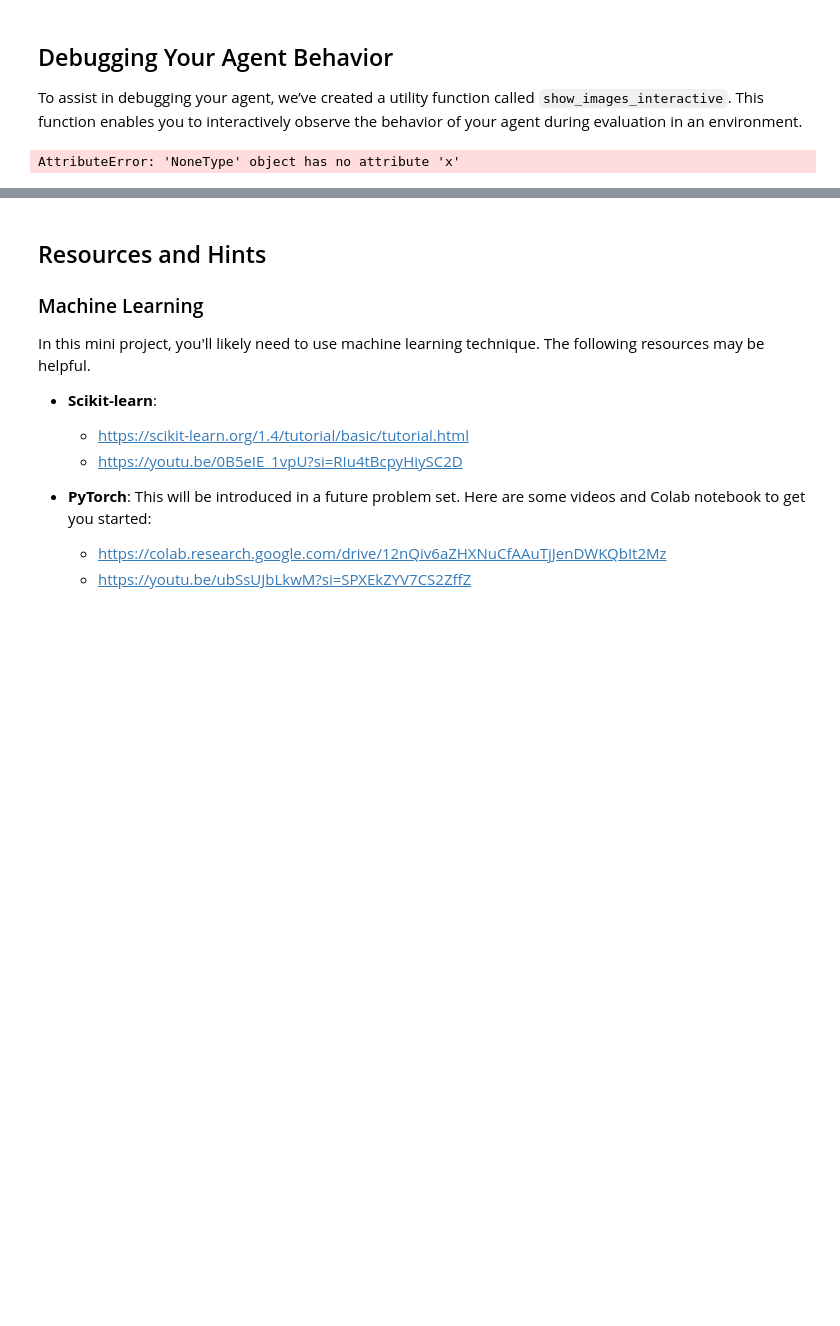
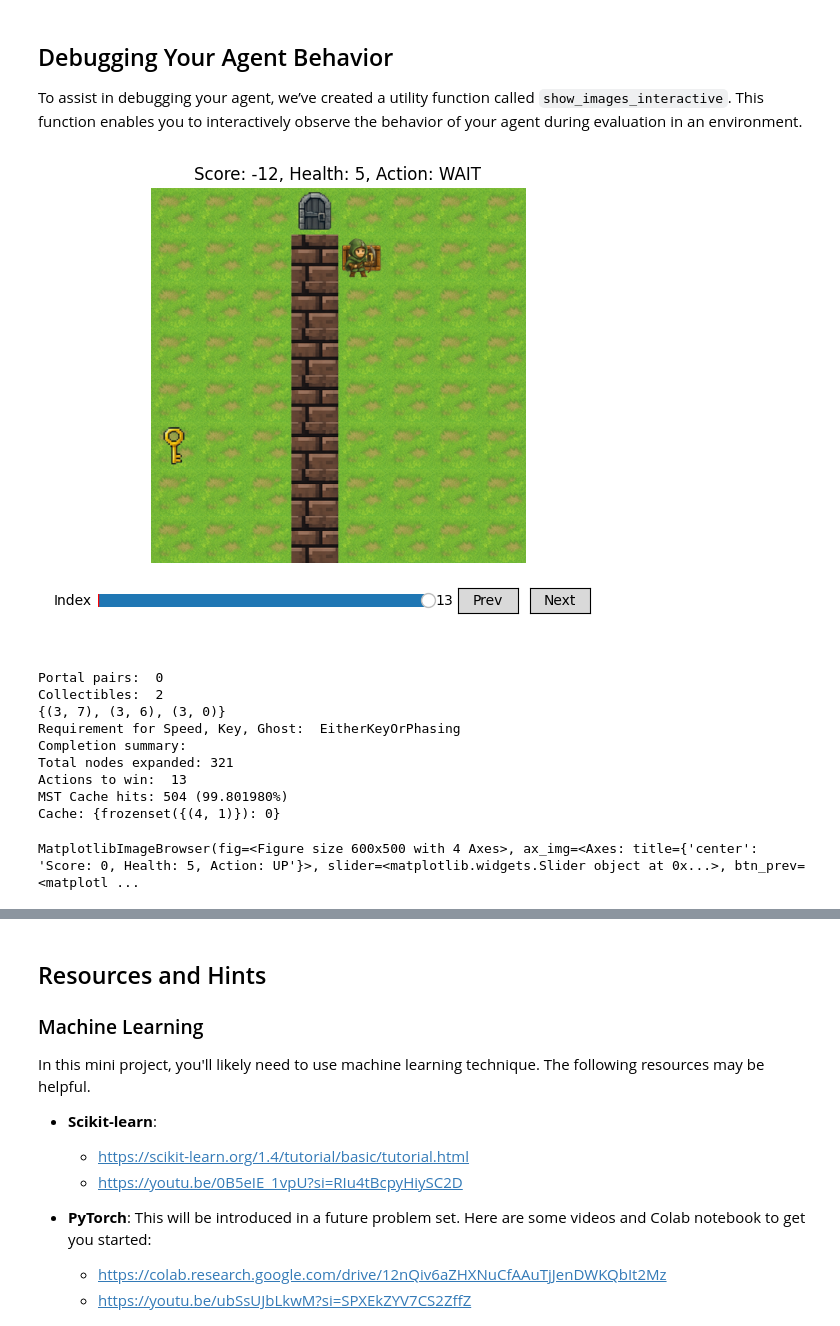
Before and after one commit to EugeneOYZ1203n/CS2109S-Mini-project, a Jupyter notebook: mini-project.ipynb, the cells around one changed output, grey strips where cells are left out. Drawn from its saved outputs; the diff is of its cells as text; code cells hidden in the pictures; blank space fills up the shorter version.

Commit message:
Check for ghost and key and speed requirements

```diff
--- a/mini-project.ipynb
+++ b/mini-project.ipynb
@@ -829,22 +819,69 @@ level_name: Level capstone (image,cipher exit_objective_fn), performance: 0.0, t
 ## Debugging Your Agent Behavior
 
 To assist in debugging your agent, we’ve created a utility function called `show_images_interactive`. This function enables you to interactively observe the behavior of your agent during evaluation in an environment.
+# %%
+level = Level(
+    width=8,
+    height=8,
+    move_fn=default_move_fn,           # choose movement semantics
+    objective_fn=default_objective_fn,    # win when stand on exit
+    seed=9,                         # for reproducibility
+)
+
+# 2) Layout: floors, then place objects
+for y in range(level.height):
+    for x in range(level.width):
+        level.add((x, y), create_floor())
+
+level.add((2, 7), create_agent(health=5))
+level.add((0, 3), create_phasing_effect(time=5))
+level.add((0, 5), create_key(key_id="123"))
+level.add((3,0), create_door(key_id="123"))
+level.add((3,4), create_wall())
+level.add((3,1), create_wall())
+level.add((3,2), create_wall())
+level.add((3,3), create_wall())
+level.add((3,5), create_wall())
+level.add((3,6), create_wall())
+level.add((3,7), create_wall())
+
+#level.add((0, 1), create_coin(reward=5))
+
+level.add((4, 1), create_exit())
+
+#level.add((0, 2), create_core())
+#level.add((2, 2), create_core())
+
+def get_level():
+    return to_state(level)
 # %%
 %matplotlib widget
+
+%run agent.py
 
 from grid_universe.renderer.texture import TextureRenderer
 from utils import show_images_interactive
 
 renderer = TextureRenderer(resolution=480)
 
 # Specify a different seed to test the agent on a different looking level
-env = create_cipher_env(build_level_required_two, observation_type='level', cipher_text_pairs=CIPHER_TEXT_PAIRS, seed=41)
+env = create_env(get_level, observation_type='level', seed=41)
 #env = create_env(build_level_required_one, observation_type='level')
 total_reward, win, lose, history = evaluate(Agent, env)
 agent_id = next(iter(history[0][0].agent.keys()))
 show_images_interactive(
     [renderer.render(s) for s,a in history],
     titles=[f"Score: {s.score}, Health: {s.health[agent_id].health}, Action: {a.name}" for s,a in history]
 )
 # %% [output]
+[figure, added]
-AttributeError: 'NoneType' object has no attribute 'x'
+Portal pairs:  0
+Collectibles:  2
+{(3, 7), (3, 6), (3, 0)}
+Requirement for Speed, Key, Ghost:  EitherKeyOrPhasing
+Completion summary:
+Total nodes expanded: 321
+Actions to win:  13
+MST Cache hits: 504 (99.801980%)
+Cache: {frozenset({(4, 1)}): 0}
+MatplotlibImageBrowser(fig=<Figure size 600x500 with 4 Axes>, ax_img=<Axes: title={'center': 'Score: 0, Health: 5, Action: UP'}>, slider=<matplotlib.widgets.Slider object at 0x...>, btn_prev=<matplotl ...
```
Also changed, not shown: parts of 5 cells of this notebook, 1 other file.
